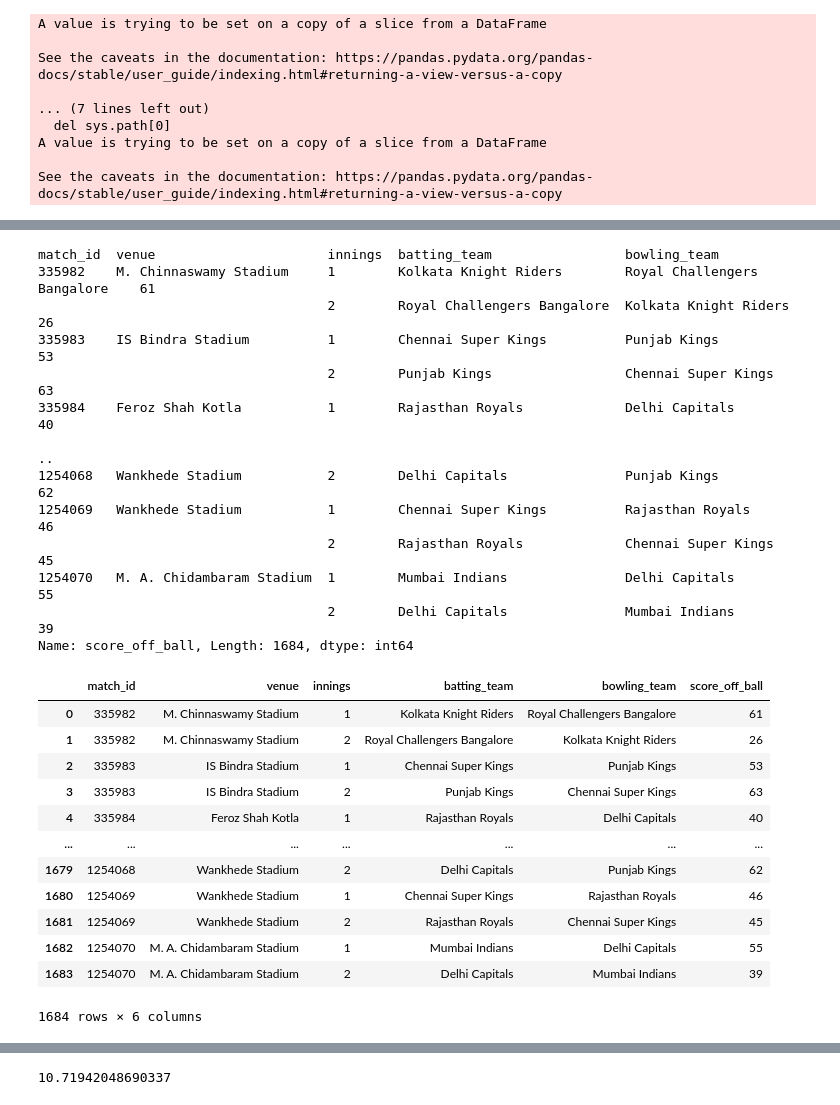
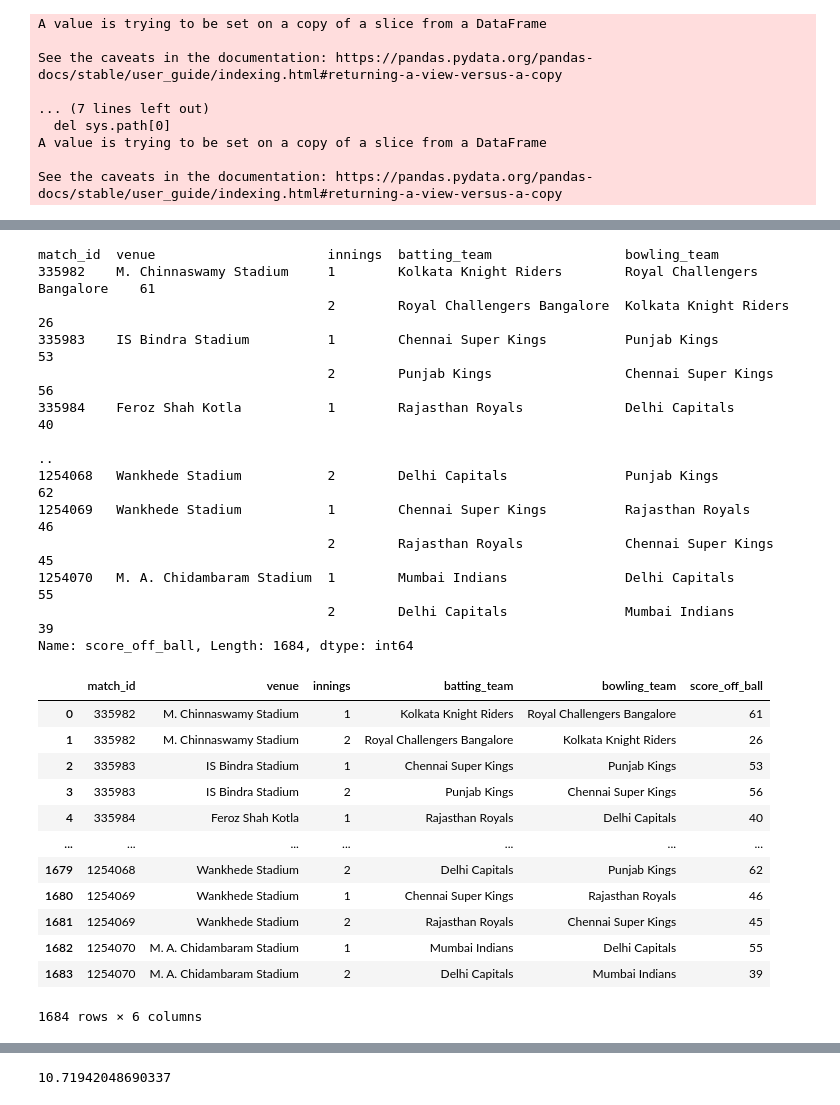
Before and after one commit to PradipKumarDas/Competitions, a Jupyter notebook: IPL_2021_Cricket_Hackathon_IIT_Madras/1_IPL_2021_Match_Score_Prediction_using_Common_Sense_based_Model.ipynb, the cells around one changed output, grey strips where cells are left out. Cells and saved outputs as stored; diff of their text form; code cells hidden in the pictures.

```diff
--- a/IPL_2021_Cricket_Hackathon_IIT_Madras/T20_Cricket_Match_Score_Prediction_using_Shallow_Machine_Learning_Models.ipynb
+++ b/IPL_2021_Cricket_Hackathon_IIT_Madras/1_IPL_2021_Match_Score_Prediction_using_Common_Sense_based_Model.ipynb
@@ -210,9 +208,11 @@ See the caveats in the documentation: https://pandas.pydata.org/pandas-docs/stab
 # %%
 # First, lets have small dataset for that
 
-data_simple = data[data.ball <= 6.0][["match_id",
-                                      "venue",
-                                       "innings",
-                                       "batting_team",
-                                       "bowling_team",
-                                       "score_off_ball"]]
+data_non_ml = data[data.ball <= 5.6]
+
+data_non_ml = data_non_ml[["match_id",
+                           "venue",
+                           "innings",
+                           "batting_team",
+                           "bowling_team",
+                           "score_off_ball"]]
@@ -229,18 +237,18 @@ data_simple.reset_index(drop = True, inplace = True)
 # %%
 # Calculates the match wise total score after end of 6 overs
 
-data_simple = data_simple.groupby(
+data_non_ml = data_non_ml.groupby(
     ["match_id", "venue", "innings", "batting_team", "bowling_team"]).score_off_ball.sum()
 # %%
 # Checks how the scores look
 
-data_simple
+data_non_ml
 # %% [output]
 match_id  venue                      innings  batting_team                 bowling_team
 335982    M. Chinnaswamy Stadium     1        Kolkata Knight Riders        Royal Challengers Bangalore    61
                                      2        Royal Challengers Bangalore  Kolkata Knight Riders          26
 335983    IS Bindra Stadium          1        Chennai Super Kings          Punjab Kings                   53
-                                     2        Punjab Kings                 Chennai Super Kings            63
+                                     2        Punjab Kings                 Chennai Super Kings            56
 335984    Feroz Shah Kotla           1        Rajasthan Royals             Delhi Capitals                 40
                                                                                                           ..
 1254068   Wankhede Stadium           2        Delhi Capitals               Punjab Kings                   62
@@ -250,19 +258,19 @@ match_id  venue                      innings  batting_team                 bowli
                                      2        Delhi Capitals               Mumbai Indians                 39
 Name: score_off_ball, Length: 1684, dtype: int64
 # %%
-# Resets the multi-indexes of the series to get tabular data
+# Resets the multi-index created due to grouping to get tabular data
 
-data_simple = data_simple.reset_index()
+data_non_ml = data_non_ml.reset_index()
 # %%
-# Checks once again how to data looks
+# Checks how to data looks
 
-data_simple
+data_non_ml
 # %% [output]
 |  | match_id | venue | innings | batting_team | bowling_team | score_off_ball |
 | 0 | 335982 | M. Chinnaswamy Stadium | 1 | Kolkata Knight Riders | Royal Challengers Bangalore | 61 |
 | 1 | 335982 | M. Chinnaswamy Stadium | 2 | Royal Challengers Bangalore | Kolkata Knight Riders | 26 |
 | 2 | 335983 | IS Bindra Stadium | 1 | Chennai Super Kings | Punjab Kings | 53 |
-| 3 | 335983 | IS Bindra Stadium | 2 | Punjab Kings | Chennai Super Kings | 63 |
+| 3 | 335983 | IS Bindra Stadium | 2 | Punjab Kings | Chennai Super Kings | 56 |
 | 4 | 335984 | Feroz Shah Kotla | 1 | Rajasthan Royals | Delhi Capitals | 40 |
 | ... | ... | ... | ... | ... | ... | ... |
 | 1679 | 1254068 | Wankhede Stadium | 2 | Delhi Capitals | Punjab Kings | 62 |
```
Also changed, not shown: parts of 16 cells of this notebook, 2 other files.
